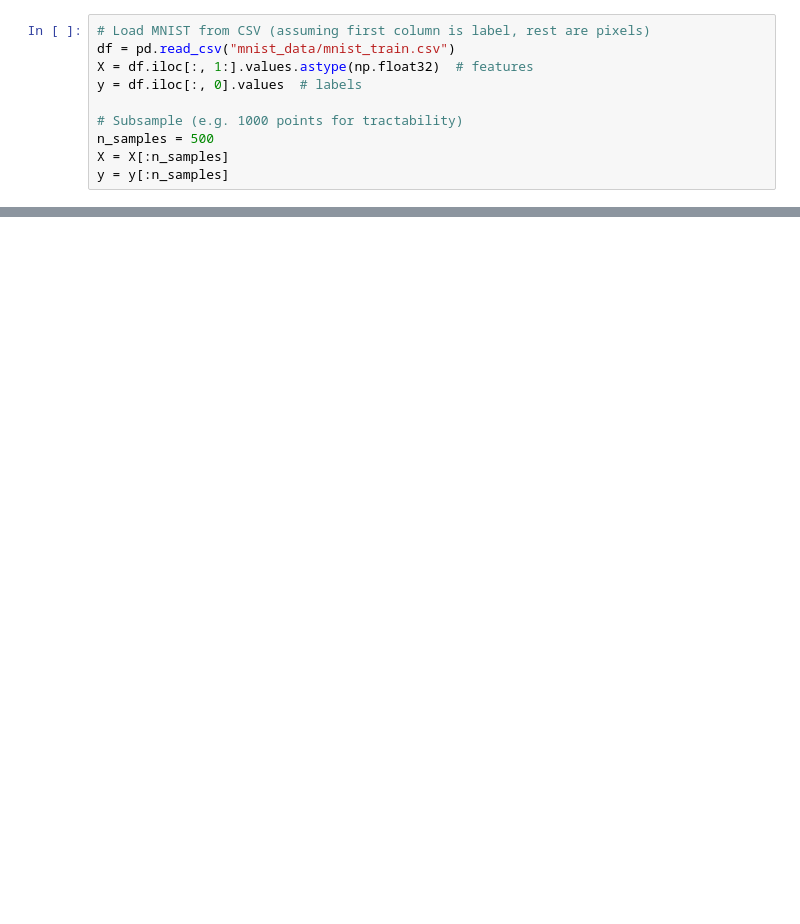
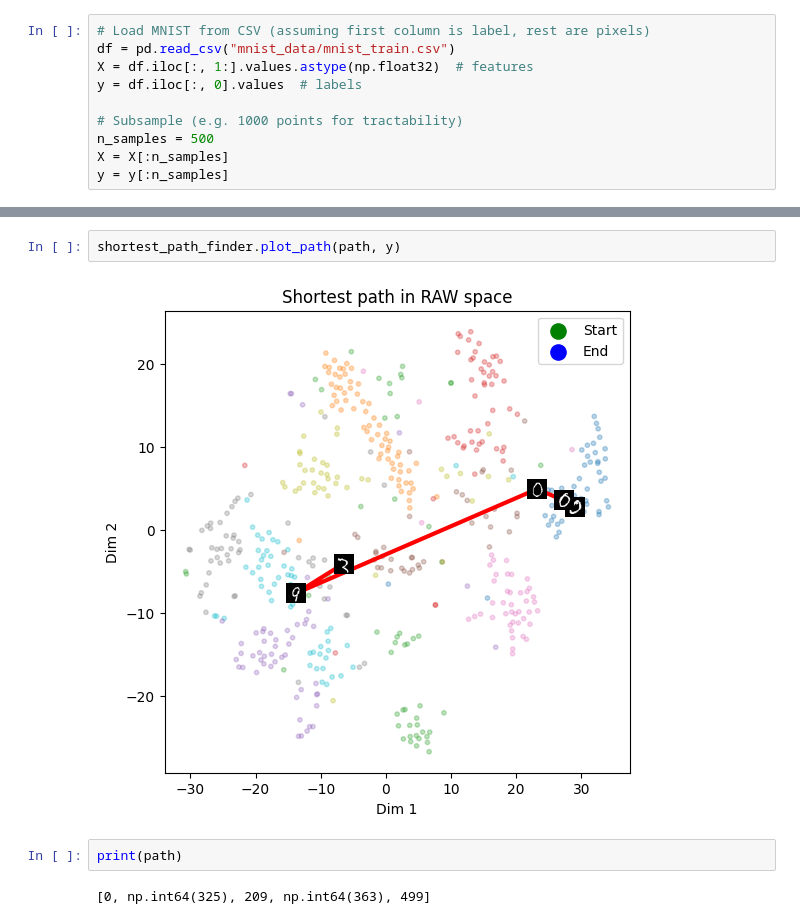
Before and after one commit to mattclifford1/mnist_paths_dataset, a Jupyter notebook: shortest_path.ipynb, the cells around one changed output, grey strips where cells are left out. Drawn from its saved outputs; the diff is of its cells as text; blank space fills up the shorter version.

```diff
--- a/shortest_path.ipynb
+++ b/shortest_path.ipynb
@@ -117,0 +25,8 @@ if distance_mode in ['pca', 'tsne']:
+# %%
+shortest_path_finder.plot_path(path, y)
+# %% [output]
+[figure, added]
+# %%
+print(path)
+# %% [output]
+[0, np.int64(325), 209, np.int64(363), 499]
```
Also changed, not shown: parts of 10 cells of this notebook, 4 other files.
